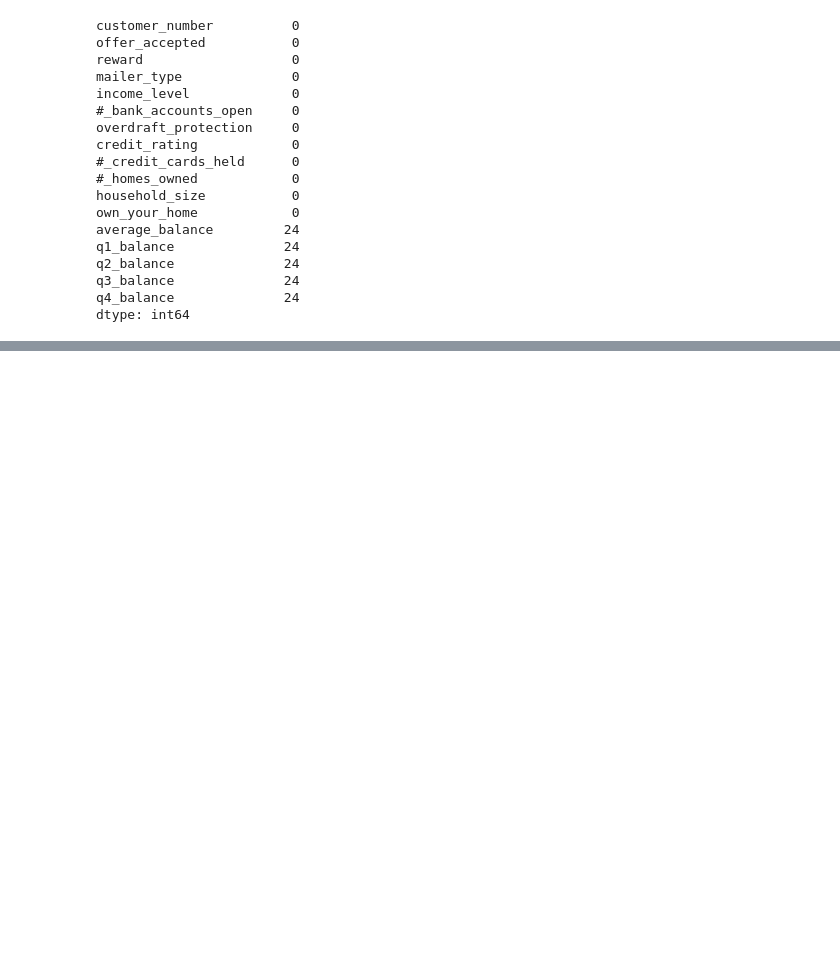
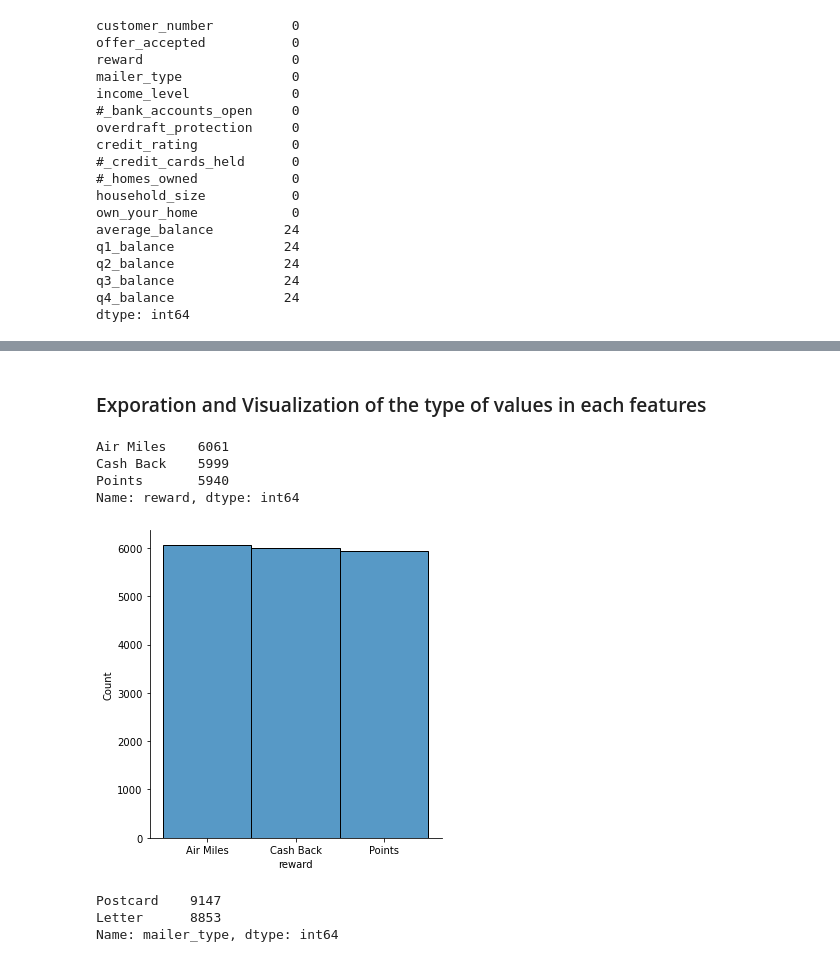
Before and after one commit to hollyjanedalton/mid_bootcamp_project, a Jupyter notebook: project_notebook.ipynb, the cells around one changed output, grey strips where cells are left out. Saved outputs shown, nothing was run; the diff lists cells and outputs as text; code cells hidden in the pictures; blank space fills up the shorter version.

```diff
--- a/project_notebook.ipynb
+++ b/project_notebook.ipynb
@@ -166,0 +207,28 @@ Name: offer_accepted, dtype: int64
+# %% [markdown]
+### Exporation and Visualization of the type of values in each features
+# %%
+df['reward'].value_counts()
+#Categorical variable, 3 input options, these are 3 types of credit card rewards offered
+#Could be important later to see which customers accept which type of credit card reward system
+#among customers who ACCEPTED offer, which reward system was chosen the most?
+# %% [output]
+Air Miles    6061
+Cash Back    5999
+Points       5940
+Name: reward, dtype: int64
+# %%
+sns.displot(df['reward'])
+plt.show()
+#can see almost exact number of each reward was offered, almost "constant"
+#this is important because will give us a very clear view of reward was most accepted
+# %% [output]
+[figure, added]
+# %%
+df['mailer_type'].value_counts()
+#customers were either sent a postcard or a letter, about 50/50 split
+#postcard would be cheaper than a letter, but letter is more personalized and costs more to send, uses more paper
+#interesting to check this over offer_accepted, does it make a difference if sent a postcard or a letter?
+# %% [output]
+Postcard    9147
+Letter      8853
+Name: mailer_type, dtype: int64
```
Also changed, not shown: parts of 30 cells of this notebook.
